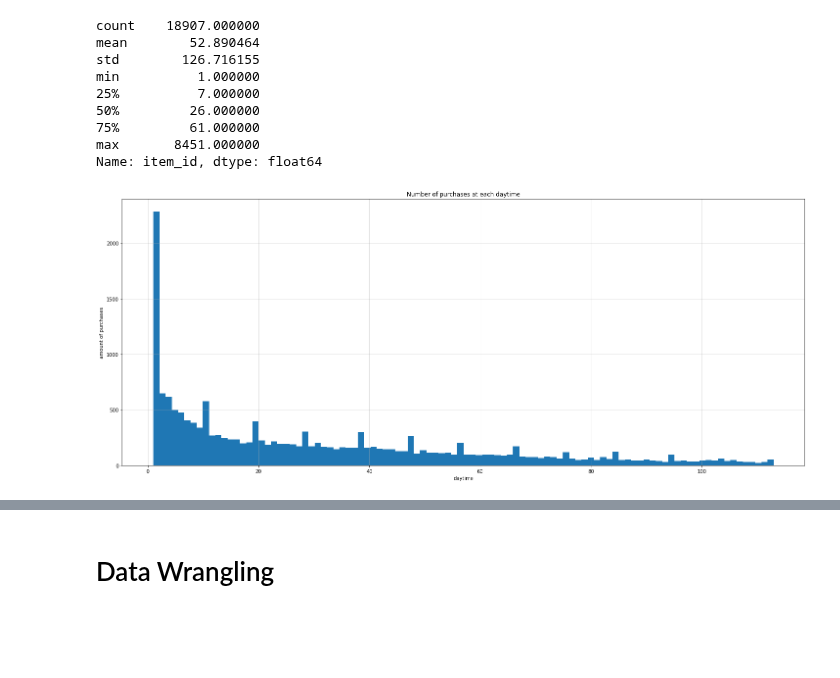
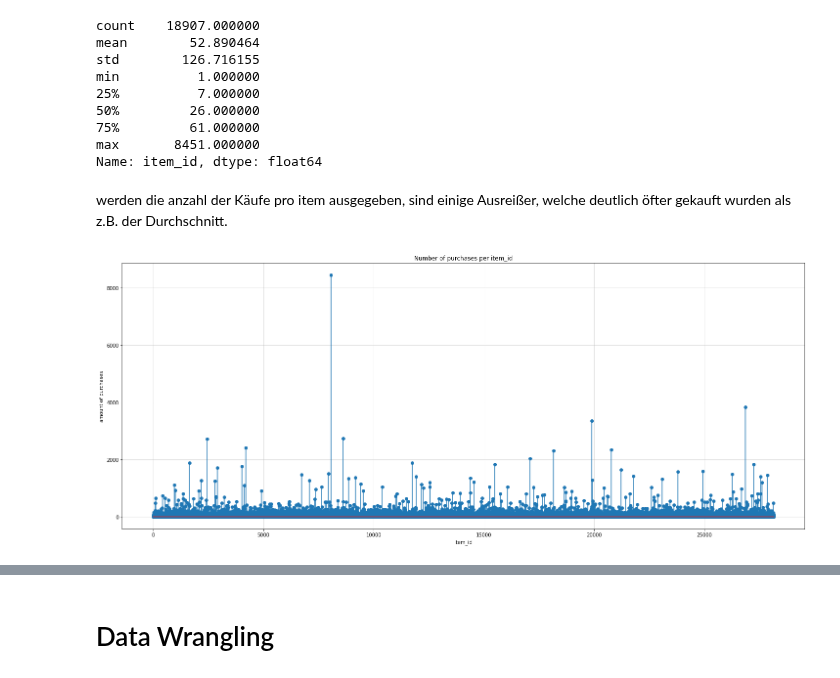
Before and after one commit to Ananassio/Data-Science_lab, a Jupyter notebook: Project/Data.ipynb, the cells around one changed output, grey strips where cells are left out. Drawn from its saved outputs; the diff is of its cells as text; code cells hidden in the pictures; blank space fills up the shorter version.

```diff
--- a/Project/Data.ipynb
+++ b/Project/Data.ipynb
@@ -359,15 +352,17 @@ min          1.000000
 75%         61.000000
 max       8451.000000
 Name: item_id, dtype: float64
+# %% [markdown]
+werden die anzahl der Käufe pro item ausgegeben, sind einige Ausreißer, welche deutlich öfter gekauft wurden als z.B. der Durchschnitt.
 # %%
-# print the generated curve of the session ammounts
+# print the Number of purchases per item_id
 fig, axes = plt.subplots(figsize=(25,10))
 
-axes.hist(train_purchases['item_id'].value_counts().tail(17000), bins=100)
+axes.stem(train_purchases['item_id'].value_counts().index, train_purchases['item_id'].value_counts())
 
-axes.set_xlabel('daytime')
+axes.set_xlabel('Item_id')
 axes.set_ylabel('amount of purchases')
-axes.set_title('Number of purchases at each daytime');
+axes.set_title('Number of purchases per item_id');
 axes.grid(alpha=0.5)
 # %% [output]
-[figure, old version]
+[figure, new version]
```
Also changed, not shown: parts of 23 cells of this notebook.
